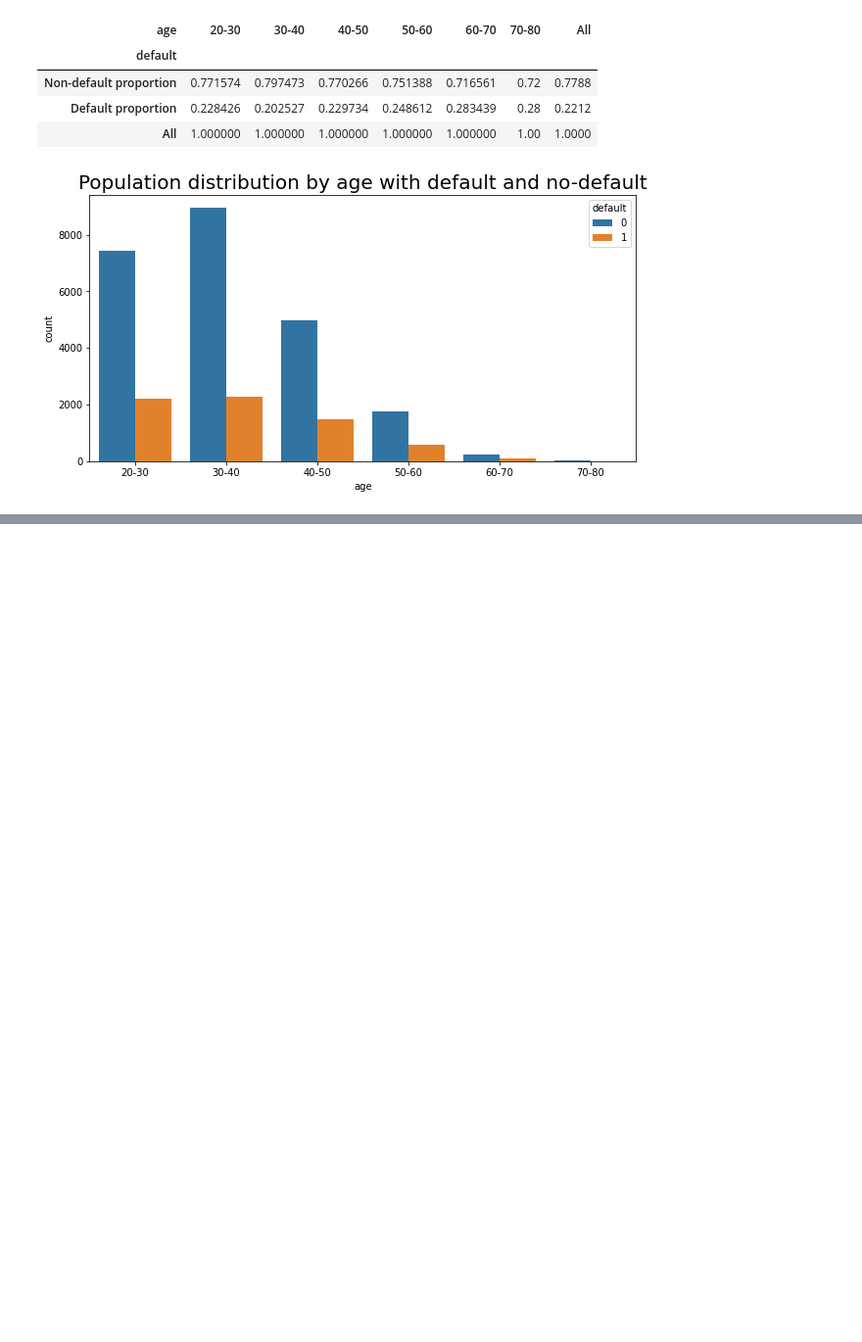
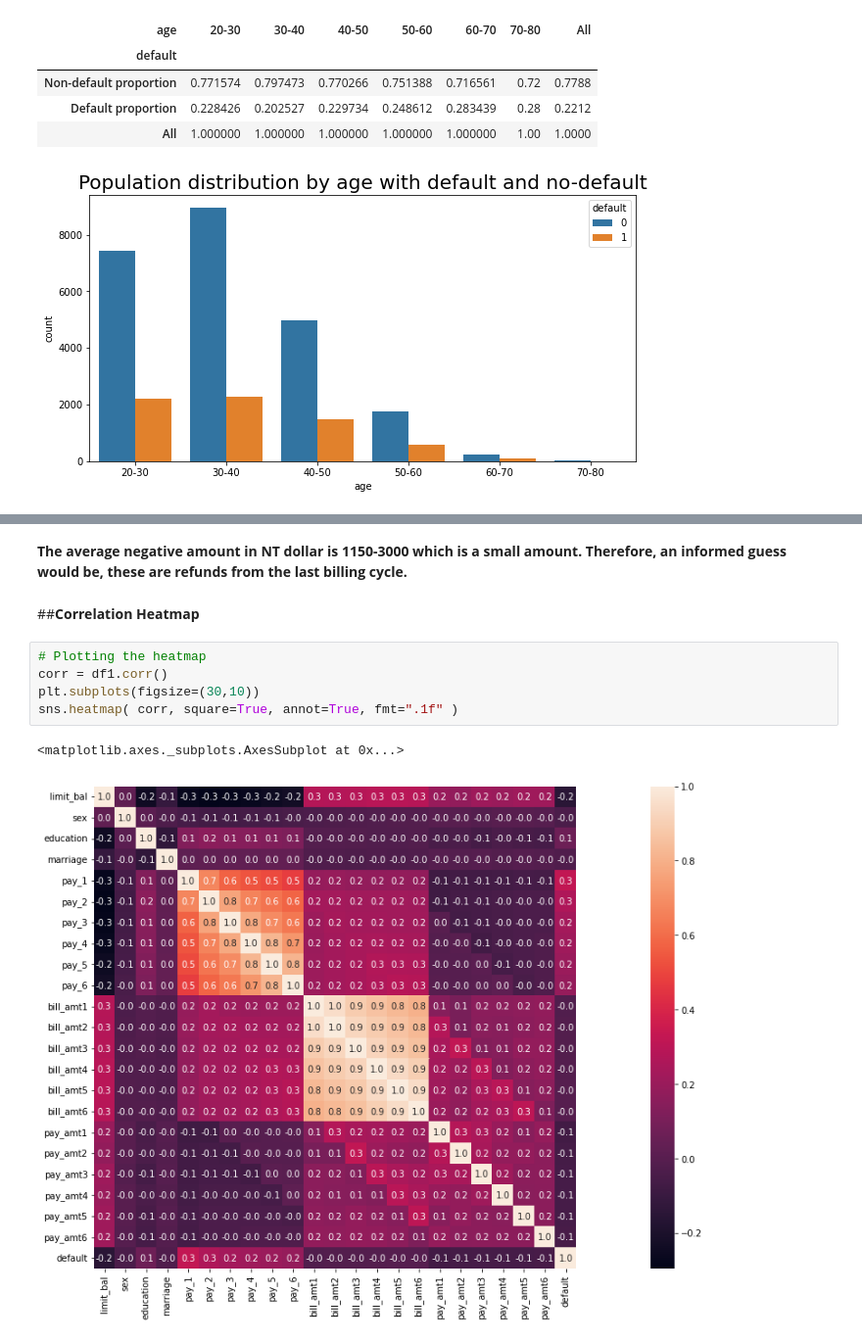
Before and after one commit to iamNirmeshGupta/Credit-Card-Default-Prediction, a Jupyter notebook: Credit_Card_Default_Prediction_Nirmesh_Gupta_Individual_Notebook.ipynb, the cells around one changed output, grey strips where cells are left out. Shown at 98% size. Drawn from its saved outputs; the diff is of its cells as text; blank space fills up the shorter version.

```diff
--- a/Credit_Card_Default_Prediction_Nirmesh_Gupta_Individual_Notebook.ipynb
+++ b/Credit_Card_Default_Prediction_Nirmesh_Gupta_Individual_Notebook.ipynb
@@ -536,0 +626,12 @@ age_ = compare_default_across_features(df1, 'age', {})
+# %% [markdown]
+**The average negative amount in NT dollar is 1150-3000 which is a small amount. Therefore, an informed guess would be, these are refunds from the last billing cycle.**
+# %% [markdown]
+##**Correlation Heatmap**
+# %%
+# Plotting the heatmap
+corr = df1.corr()
+plt.subplots(figsize=(30,10))
+sns.heatmap( corr, square=True, annot=True, fmt=".1f" )
+# %% [output]
+<matplotlib.axes._subplots.AxesSubplot at 0x...>
+[figure, added]
```
Also changed, not shown: parts of 24 cells of this notebook.
